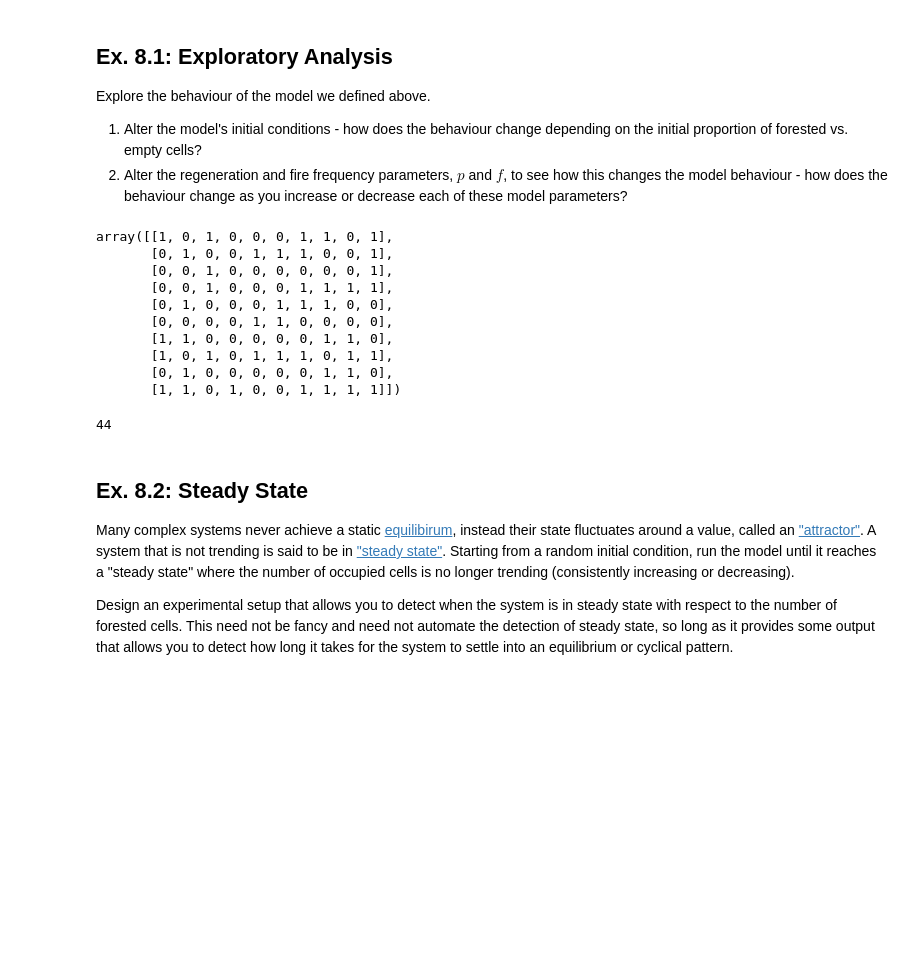
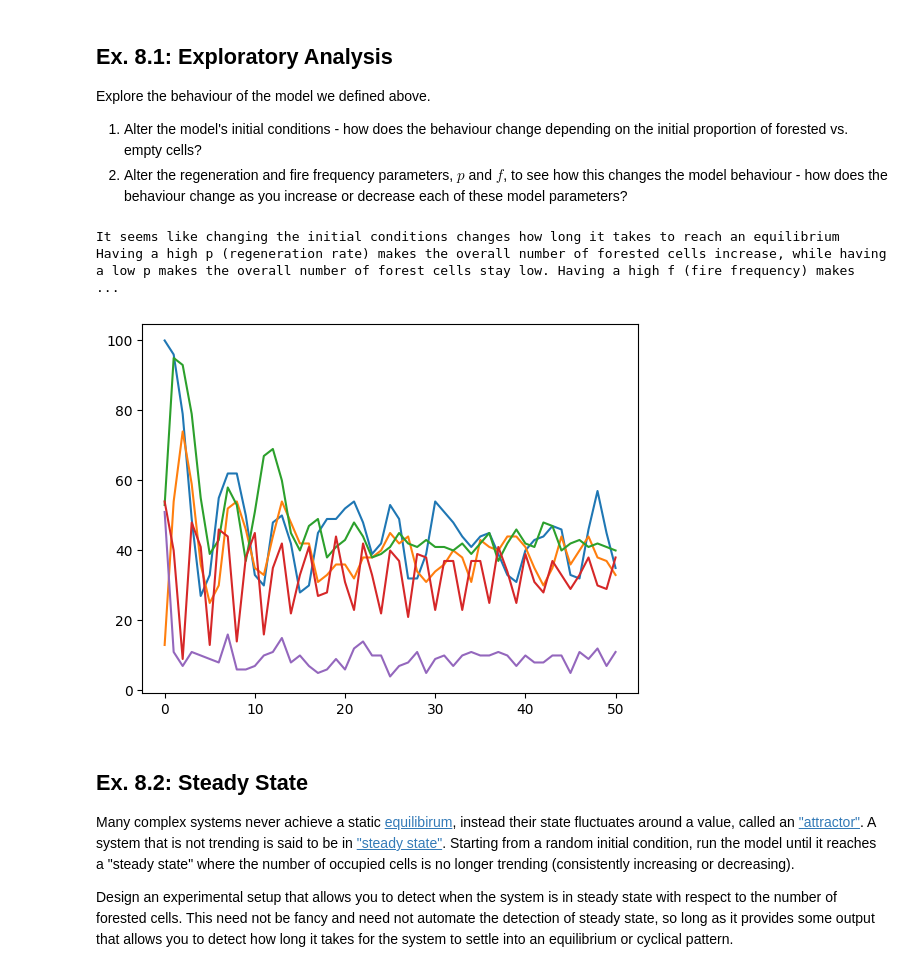
Before and after one commit to ChowWigglePuff/cap-comp215, a Jupyter notebook: labs/lab07-10-fire.ipynb, the cells around one changed output. Drawn from its saved outputs; the diff is of its cells as text; code cells hidden in the pictures; blank space fills up the shorter version.

```diff
--- a/labs/lab07-10-fire.ipynb
+++ b/labs/lab07-10-fire.ipynb
@@ -260,23 +260,57 @@ In this lab we will explore the patterns our `ForestFire` model traces out over
 Explore the behaviour of the model we defined above.
  1. Alter the model's initial conditions - how does the behaviour change depending on the initial proportion of forested vs. empty cells?
  2. Alter the regeneration and fire frequency parameters, $p$ and $f$, to see how this changes the model behaviour - how does the behaviour change as you increase or decrease each of these model parameters?
-# %%
-# Ex. 8.1 here
-forest2 = ForestFire(10, p=0.5, f=0.05)
-pprint(forest2.state)
-forest2.num_occupied()
-# %% [output]
-array([[1, 0, 1, 0, 0, 0, 1, 1, 0, 1],
-       [0, 1, 0, 0, 1, 1, 1, 0, 0, 1],
-       [0, 0, 1, 0, 0, 0, 0, 0, 0, 1],
-       [0, 0, 1, 0, 0, 0, 1, 1, 1, 1],
-       [0, 1, 0, 0, 0, 1, 1, 1, 0, 0],
-       [0, 0, 0, 0, 1, 1, 0, 0, 0, 0],
-       [1, 1, 0, 0, 0, 0, 0, 1, 1, 0],
-       [1, 0, 1, 0, 1, 1, 1, 0, 1, 1],
-       [0, 1, 0, 0, 0, 0, 0, 1, 1, 0],
-       [1, 1, 0, 1, 0, 0, 1, 1, 1, 1]])
-44
+# %%
+# Ex. 8.1 here
+#question 1
+forest2 = ForestFire(10, p=0.5, f=0.05, q=1)
+Forestfire2list = []
+Forestfire2list.append(forest2.num_occupied())
+for num in range(50):
+  forest2.step()
+  Forestfire2list.append(forest2.num_occupied())
+plt.plot(Forestfire2list)
+
+forest3 = ForestFire(10, p=0.5, f=0.05, q=0.1)
+Forestfire3list = []
+Forestfire3list.append(forest3.num_occupied())
+for num in range(50):
+  forest3.step()
+  Forestfire3list.append(forest3.num_occupied())
+plt.plot(Forestfire3list)
+print("It seems like changing the initial conditions changes how long it takes to reach an equilibrium")
+
+#question 2
+forest4 = ForestFire(10, p=0.9, f=0.05)
+FF4list = []
+FF4list.append(forest4.num_occupied())
+for num in range(50):
+  forest4.step()
+  FF4list.append(forest4.num_occupied())
+plt.plot(FF4list)
+
+forest6 = ForestFire(10, p=0.9, f=0.9)
+FF6list = []
+FF6list.append(forest6.num_occupied())
+for num in range(50):
+  forest6.step()
+  FF6list.append(forest6.num_occupied())
+plt.plot(FF6list)
+
+
+forest5 = ForestFire(10, p=0.1, f=0.9)
+FF5list = []
+FF5list.append(forest5.num_occupied())
+for num in range(50):
+  forest5.step()
+  FF5list.append(forest5.num_occupied())
+plt.plot(FF5list)
+
+print("Having a high p (regeneration rate) makes the overall number of forested cells increase, while having a low p makes the overall number of forest cells stay low. Having a high f (fire frequency) makes the overall number of forest cells fluxuate wildly, whereas a low f make it fluxuate much less.")
+# %% [output]
+It seems like changing the initial conditions changes how long it takes to reach an equilibrium
+Having a high p (regeneration rate) makes the overall number of forested cells increase, while having a low p makes the overall number of forest cells stay low. Having a high f (fire frequency) makes  ...
+[figure, added]
 # %% [markdown]
 ## Ex. 8.2: Steady State
 Many complex systems never achieve a static [equilibirum](https://en.wikipedia.org/wiki/Mechanical_equilibrium), instead their state fluctuates around a value, called an ["attractor"](https://en.wikipedia.org/wiki/Attractor).  A system that is not trending is said to be in ["steady state"](https://en.wikipedia.org/wiki/Steady_state).
```
